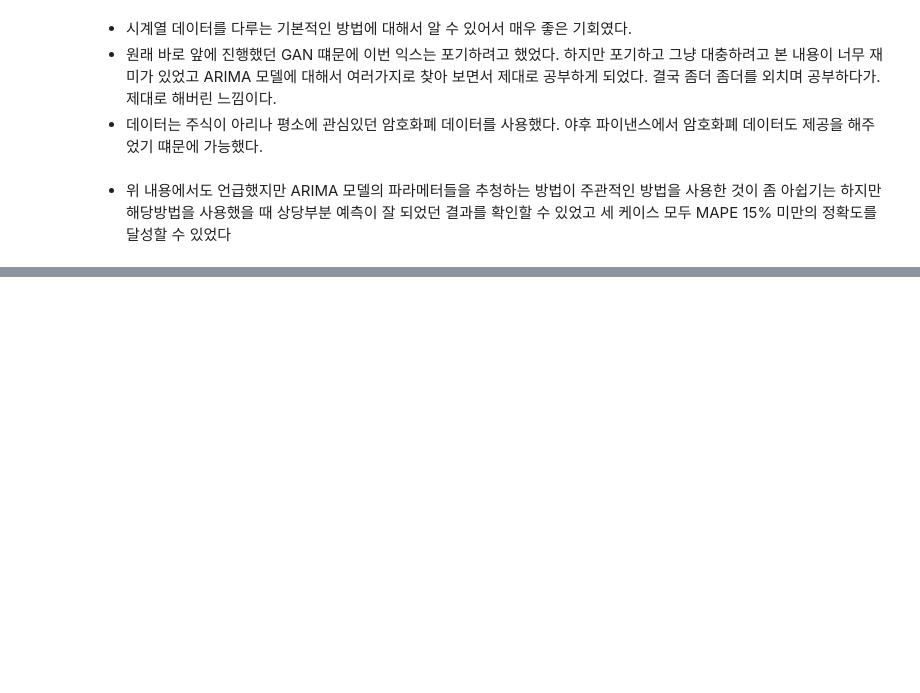
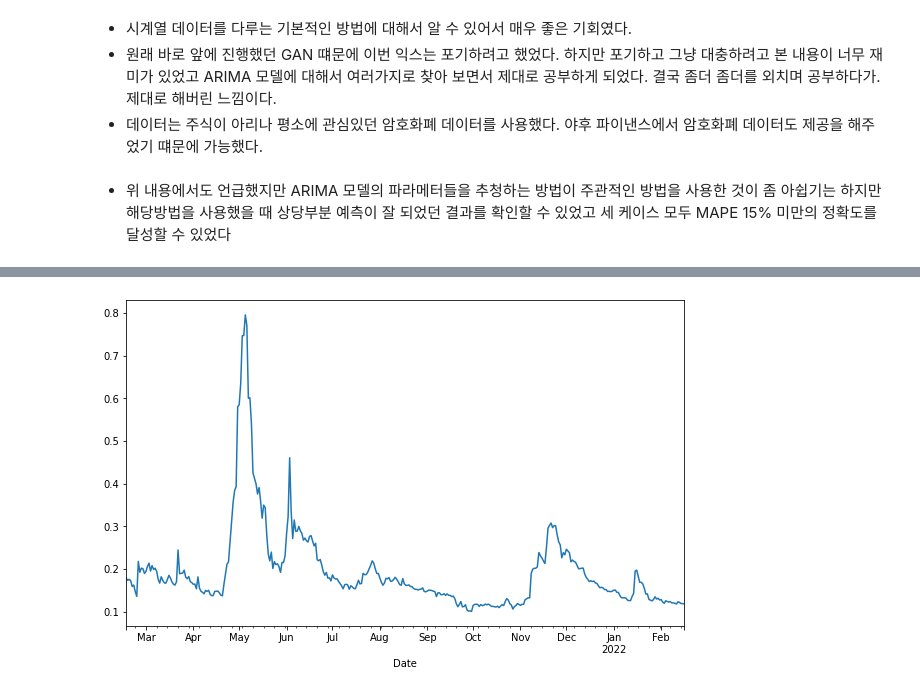
Before and after one commit to CandyBrain/AIFFEL, a Jupyter notebook: EX11_Stock_Price_Prediction/EX11_Stock_Price_Prediction.ipynb, the cells around one changed output, grey strips where cells are left out. Cells and saved outputs as stored; diff of their text form; code cells hidden in the pictures; blank space fills up the shorter version.

```diff
--- a/EX11_Stock_Price_Prediction/EX11_Stock_Price_Prediction.ipynb
+++ b/EX11_Stock_Price_Prediction/EX11_Stock_Price_Prediction.ipynb
@@ -970,0 +1007,13 @@ MAPE: 5.93%
+# %%
+# 시계열 데이터 준비
+dataset_filepath = '~/aiffel/workplace/EX11_Stock_Price_Prediction/data/ABBC-USD.csv'
+df = pd.read_csv(dataset_filepath, index_col='Date', parse_dates=True)
+
+# 종가(close) 데이터만 사용
+ts = df['Close']
+
+# raw data plot
+plt.figure(figsize=(10,6))
+fig = ts.plot()
+# %% [output]
+[figure, added]
```
Also changed, not shown: parts of 44 cells of this notebook.
